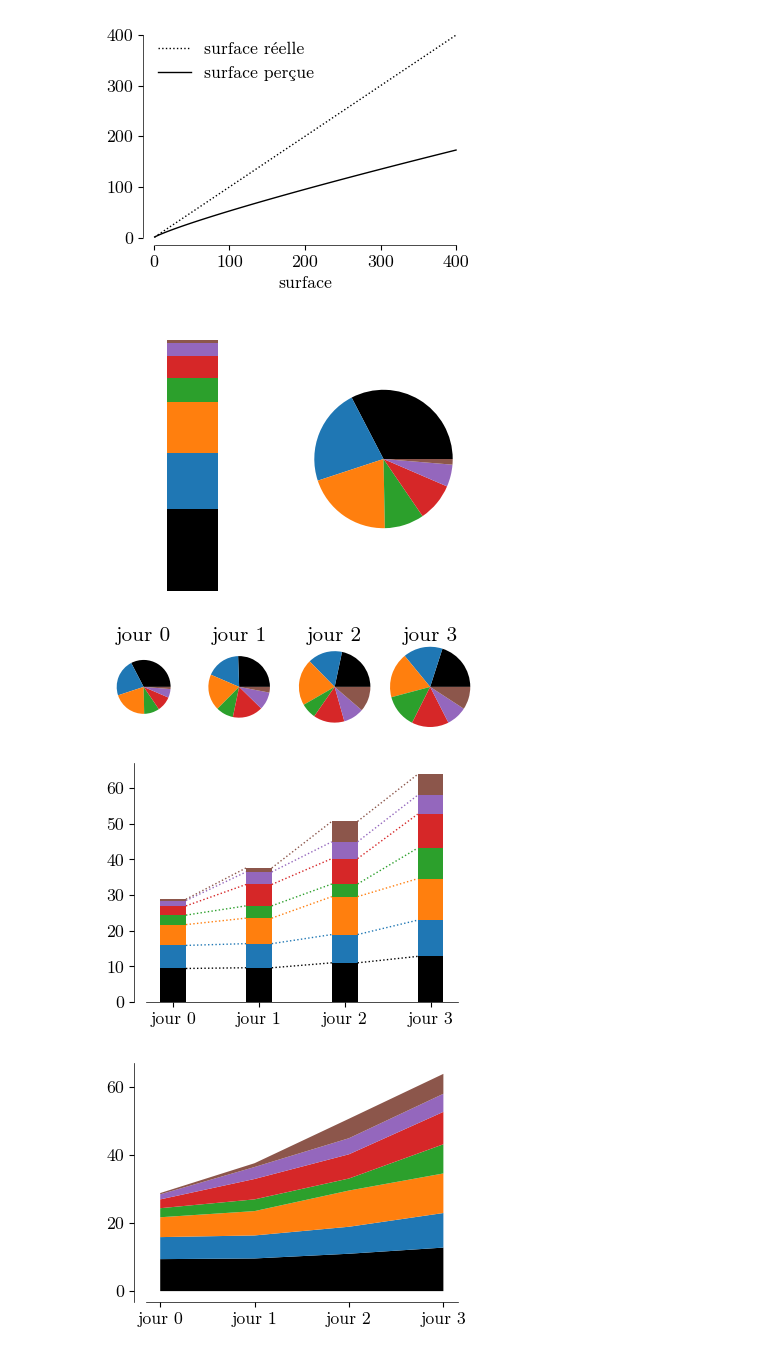
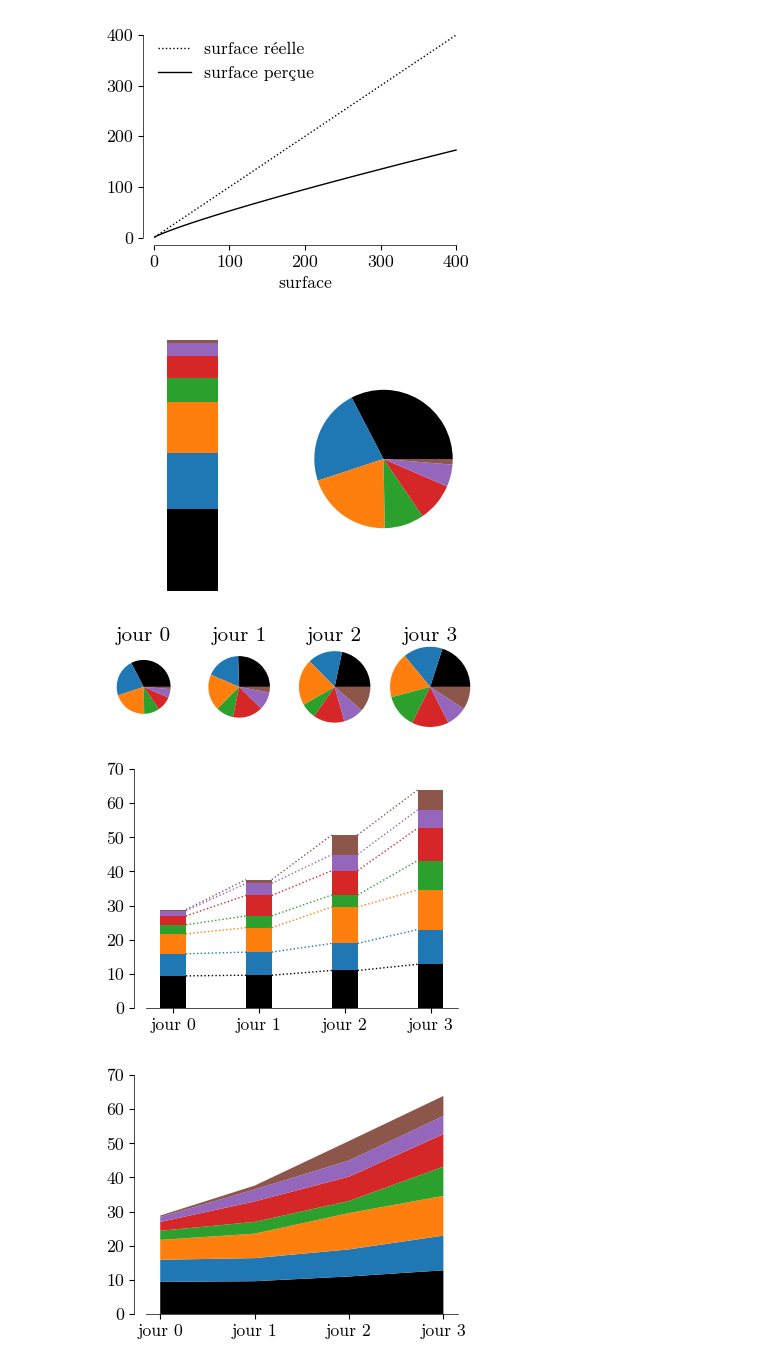
Before and after one commit to ninivert/abradatabra, a Jupyter notebook: graphs/comic1/comic1.ipynb, the cells around one changed output. Saved outputs shown, nothing was run; the diff lists cells and outputs as text; code cells hidden in the pictures.

```diff
--- a/graphs/comic1/comic1.ipynb
+++ b/graphs/comic1/comic1.ipynb
@@ -247,32 +247,34 @@ for bar in bars:
 		b1, b2 = r1.get_bbox(), r2.get_bbox()
 		ax.plot(
 			[b1.xmax, b2.xmin], [b1.ymax, b2.ymax],
 			linestyle='dotted',
 			color=r1.get_facecolor()
 		)
 ax.set_xticks(np.arange(x.shape[0]))
 ax.set_xticklabels([f'jour {i}' for i in np.arange(x.shape[0])])
 breathe(ax, 'x')
+ax.set_ylim((0, 70))
 plt.show()
 fig.savefig('fig13.png', transparent=True)
 fig.savefig('fig13.svg', transparent=True)
 
 plt.close('all')
 fig, ax = plt.subplots(dpi=100)
 for idc in range(x.shape[1]):
 	ax.fill_between(
 		np.arange(x.shape[0]),
 		np.sum(x[:, :idc], axis=1) if idc > 0 else np.zeros_like(x[:, idc]),
 		np.sum(x[:, :idc+1], axis=1)
 	)
 ax.set_xticks(np.arange(x.shape[0]))
 ax.set_xticklabels([f'jour {i}' for i in np.arange(x.shape[0])])
 breathe(ax, 'x')
+ax.set_ylim((0, 70))
 plt.show()
 fig.savefig('fig14.png', transparent=True)
 fig.savefig('fig14.svg', transparent=True)
 # %% [output]
 [figure]
 [figure]
-[figure, old version]
+[figure, new version]
-[figure, old version]
+[figure, new version]
```
Also changed, not shown: 28 other files.
